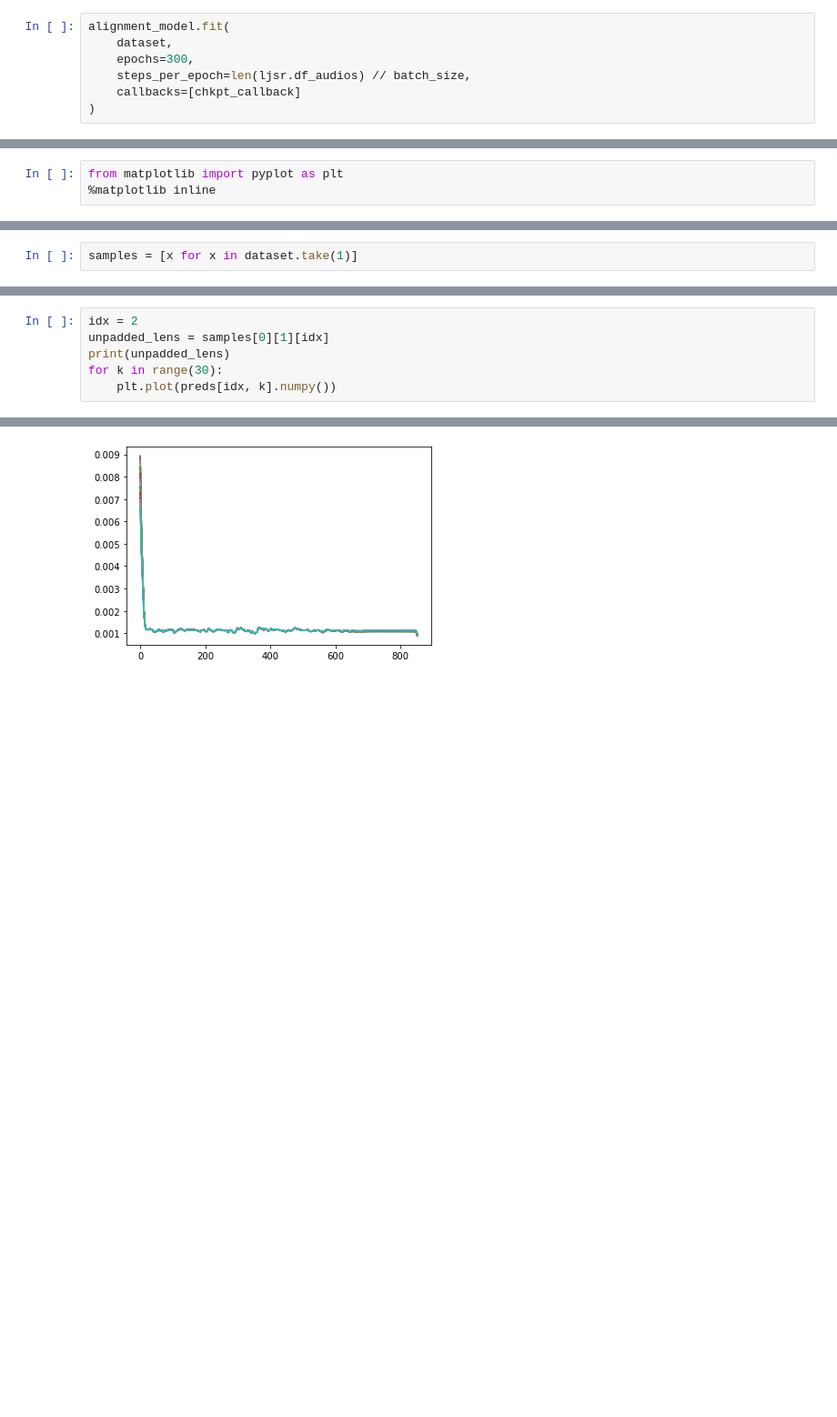
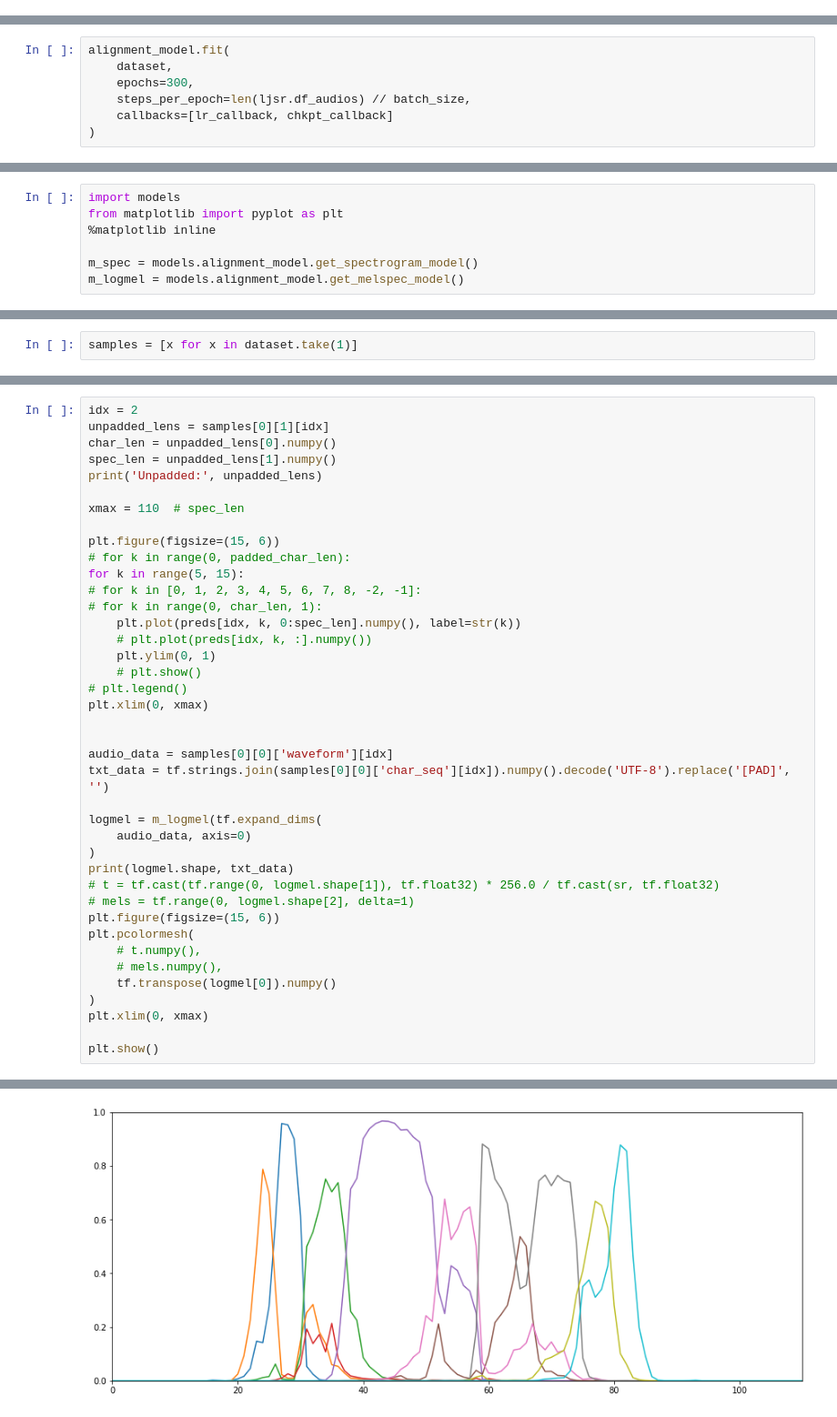
Before and after one commit to douglas125/PratiCantoForcedAligner, a Jupyter notebook: LJSpeech_Alignment.ipynb, the cells around one changed output, grey strips where cells are left out. Shown at 91% size. Saved outputs shown, nothing was run; the diff lists cells and outputs as text; blank space fills up the shorter version.

```diff
--- a/LJSpeech_Alignment.ipynb
+++ b/LJSpeech_Alignment.ipynb
@@ -264,7 +308,0 @@ chkpt_callback = tf.keras.callbacks.ModelCheckpoint(
-# %%
-alignment_model.fit(
-    dataset,
-    epochs=300,
-    steps_per_epoch=len(ljsr.df_audios) // batch_size,
-    callbacks=[chkpt_callback]
-)
@@ -274,7 +334,18 @@ KeyboardInterrupt
+# %%
+alignment_model.fit(
+    dataset,
+    epochs=300,
+    steps_per_epoch=len(ljsr.df_audios) // batch_size,
+    callbacks=[lr_callback, chkpt_callback]
+)
 # %% [markdown]
 # Visual evaluation of results
 # %%
+import models
 from matplotlib import pyplot as plt
 %matplotlib inline
+
+m_spec = models.alignment_model.get_spectrogram_model()
+m_logmel = models.alignment_model.get_melspec_model()
 # %%
 # alignment_model.load_weights('checkpoints/m_1_33.717620849609375.chkpt')
@@ -288,7 +361,41 @@ preds.shape, samples[0][1].shape
 # %%
 idx = 2
 unpadded_lens = samples[0][1][idx]
-print(unpadded_lens)
-for k in range(30):
-    plt.plot(preds[idx, k].numpy())
+char_len = unpadded_lens[0].numpy()
+spec_len = unpadded_lens[1].numpy()
+print('Unpadded:', unpadded_lens)
+
+xmax = 110  # spec_len
+
+plt.figure(figsize=(15, 6))
+# for k in range(0, padded_char_len):
+for k in range(5, 15):
+# for k in [0, 1, 2, 3, 4, 5, 6, 7, 8, -2, -1]:
+# for k in range(0, char_len, 1):
+    plt.plot(preds[idx, k, 0:spec_len].numpy(), label=str(k))
+    # plt.plot(preds[idx, k, :].numpy())
+    plt.ylim(0, 1)
+    # plt.show()
+# plt.legend()
+plt.xlim(0, xmax)
+
+
+audio_data = samples[0][0]['waveform'][idx]
+txt_data = tf.strings.join(samples[0][0]['char_seq'][idx]).numpy().decode('UTF-8').replace('[PAD]', '')
+
+logmel = m_logmel(tf.expand_dims(
+    audio_data, axis=0)
+)
+print(logmel.shape, txt_data)
+# t = tf.cast(tf.range(0, logmel.shape[1]), tf.float32) * 256.0 / tf.cast(sr, tf.float32)
+# mels = tf.range(0, logmel.shape[2], delta=1)
+plt.figure(figsize=(15, 6))
+plt.pcolormesh(
+    # t.numpy(),
+    # mels.numpy(),
+    tf.transpose(logmel[0]).numpy()
+)
+plt.xlim(0, xmax)
+
+plt.show()
 # %% [output]
@@ -296 +404 @@ tf.Tensor([ 99 673], shape=(2,), dtype=int32)
-[figure, old version]
+[figure, new version]
```
Also changed, not shown: parts of 27 cells of this notebook, 2 other files.
